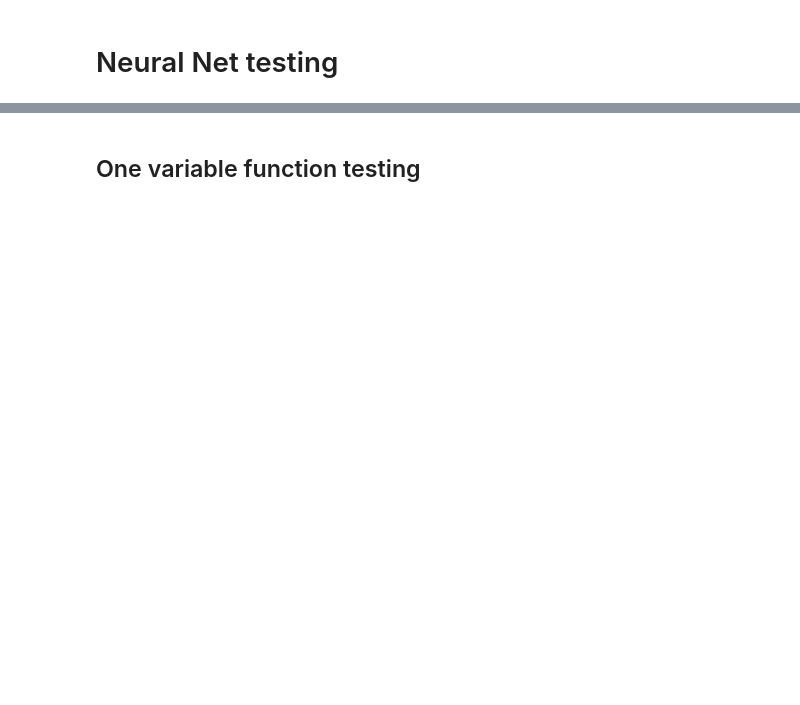
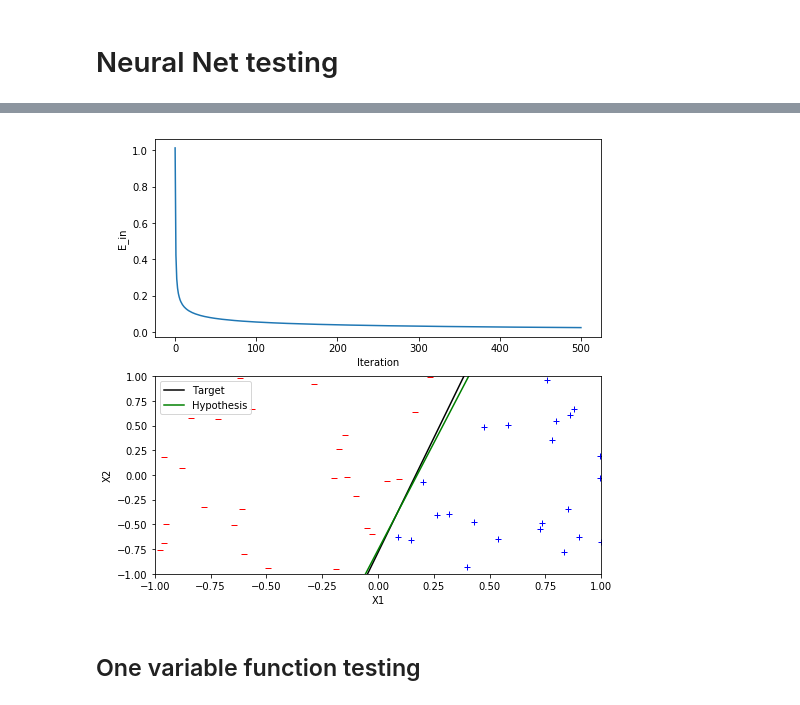
Before and after one commit to akshayyeluri/MLModels, a Jupyter notebook: deep_learning.ipynb, the cells around one changed output, grey strips where cells are left out. Cells and saved outputs as stored; diff of their text form; code cells hidden in the pictures; blank space fills up the shorter version.

```diff
--- a/deep_learning.ipynb
+++ b/deep_learning.ipynb
@@ -10,3 +35,16 @@ import utils as u
+# %%
+def one_hot(Y):
+    return np.hstack((Y[:, None], (1 - Y)[:, None]))
+
+def transform(w):
+    w_p = w[0][:, 0] - w[0][:, 1]
+    return [*w_p[1:], w_p[0]]
+
+model2 = nn.NeuralNet(sizes=[3, 2], loss='categorical', nonLin='softmax')
+it, E_ins = model2.learn(X, one_hot(Y), maxIters=500, trackE_in=True)
+nn_plot_helper(model2, X, Y, E_ins, line1, transform = transform);
+# %% [output]
+[figure, added]
 # %% [markdown]
 ## One variable function testing
 # %%
```
Also changed, not shown: parts of 9 cells of this notebook, 1 other file.
